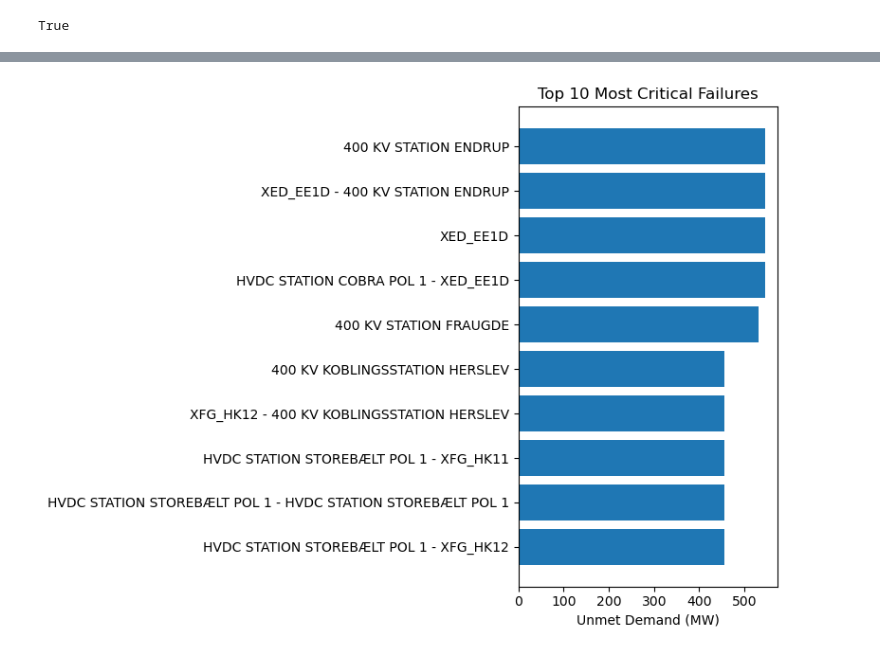
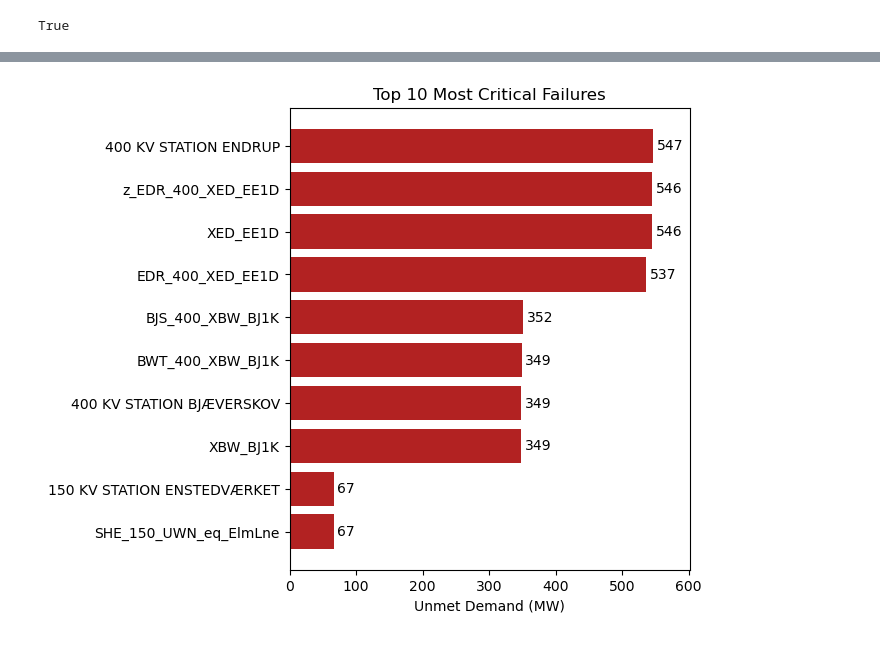
Before and after one commit to Signedue/Critical-Energy-Infrastructure-Under-Hybrid-War-Scenarios, a Jupyter notebook: Map_visualization.ipynb, the cells around one changed output, grey strips where cells are left out. Cells and saved outputs as stored; diff of their text form; code cells hidden in the pictures.

Commit message:
result to gnn

```diff
--- a/Map_visualization.ipynb
+++ b/Map_visualization.ipynb
@@ -160,15 +160,13 @@ True
 # %% [markdown]
 ### Load + aggregate by node
 # %%
-results = pd.read_excel("scenario_results.xlsx")
+results = pd.read_excel("gnn_predictions.xlsx")
 
-top5 = (
+top = (
     results
     .groupby("name")
     .agg({
         "total_unmet_demand_MW": "max",
-        "total_oversupply_MW": "max",
-        "num_groups": "max"
     })
     .reset_index()
 )
@@ -198,7 +175,17 @@ top5["score"] = (
+# %%
+def normalize(series):
+    if series.max() == series.min():
+        return series * 0
+    return (series - series.min()) / (series.max() - series.min())
+
+top["score"] = normalize(top["total_unmet_demand_MW"])
+
+# Top N
+top = top.sort_values("score", ascending=False).head(10)
 # %% [markdown]
 ### Pulling out the top nodes
 # %%
-top5 = top5.sort_values("score", ascending=False).head(10)
+top5 = top.sort_values("score", ascending=False).head(10)
 
 top1_node = top5.iloc[0]["name"].strip().lower()
 
@@ -206,8 +193,6 @@ print("Top 5 critical nodes:")
 print(top5[[
     "name",
     "total_unmet_demand_MW",
-    "total_oversupply_MW",
-    "num_groups",
     "score"
 ]])
 # %% [output]
@@ -377,17 +361,31 @@ nodes_final[nodes_final["name"].isin(top5["name"])][["name", "lat", "lon"]]
 # %%
 # Top N
 N = 10
 topN = top5.sort_values("score", ascending=False).head(N)
 
+topN = topN.sort_values("total_unmet_demand_MW", ascending=True)
+
 plt.figure(figsize=(8, 6))
 
-plt.barh(topN["name"], topN["total_unmet_demand_MW"])
+plt.subplots_adjust(left=0.4)
+
+bars = plt.barh(
+    topN["name"],
+    topN["total_unmet_demand_MW"],
+    color="firebrick"
+)
+
+# Lock axis
+plt.xlim(0, top5["total_unmet_demand_MW"].max() * 1.1)
 
 plt.xlabel("Unmet Demand (MW)")
 plt.title(f"Top {N} Most Critical Failures")
 
-plt.gca().invert_yaxis()
-plt.tight_layout()
+# Add values
+for bar in bars:
+    width = bar.get_width()
+    plt.text(width + 5, bar.get_y() + bar.get_height()/2, f"{width:.0f}", va='center')
+
 plt.show()
 # %% [output]
-[figure, old version]
+[figure, new version]
```
Also changed, not shown: parts of 5 cells of this notebook, 7 other files.
